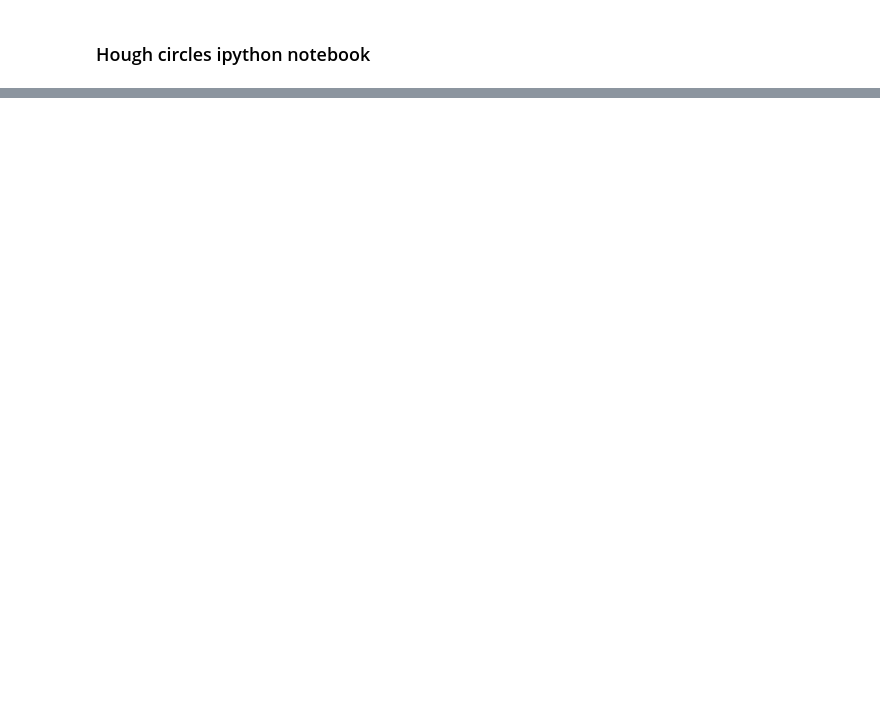
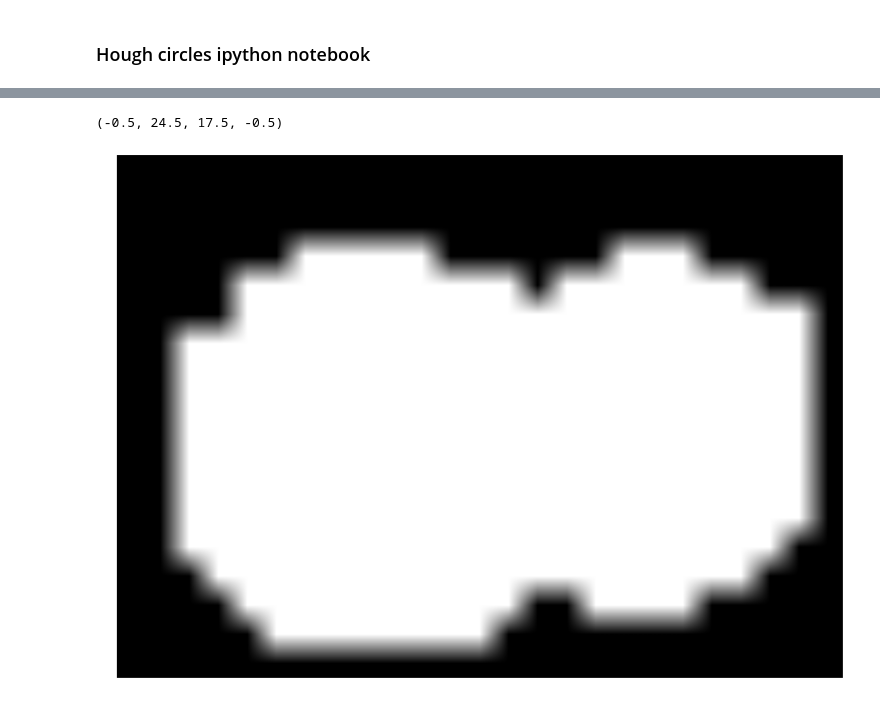
Before and after one commit to thegreatshasha/dopencv, a Jupyter notebook: WatershedTests.ipynb, the cells around one changed output, grey strips where cells are left out. Saved outputs shown, nothing was run; the diff lists cells and outputs as text; code cells hidden in the pictures; blank space fills up the shorter version.

```diff
--- a/WatershedTests.ipynb
+++ b/WatershedTests.ipynb
@@ -32,4 +32,8 @@ plt.imshow(img_gray, cmap='gray')
 # %%
-#rng,img_gray = cv2.threshold(img_gray,0,255,cv2.THRESH_BINARY_INV+cv2.THRESH_OTSU)
-#plt.imshow(img_gray, cmap='gray')
+rng,img_gray = cv2.threshold(img_gray,0,255,cv2.THRESH_BINARY_INV+cv2.THRESH_OTSU)
+plt.imshow(img_gray, cmap='gray')
+plt.axis('off')
+# %% [output]
+(-0.5, 24.5, 17.5, -0.5)
+[figure, added]
 # %%
```
Also changed, not shown: parts of 8 cells of this notebook, 24 other files.
